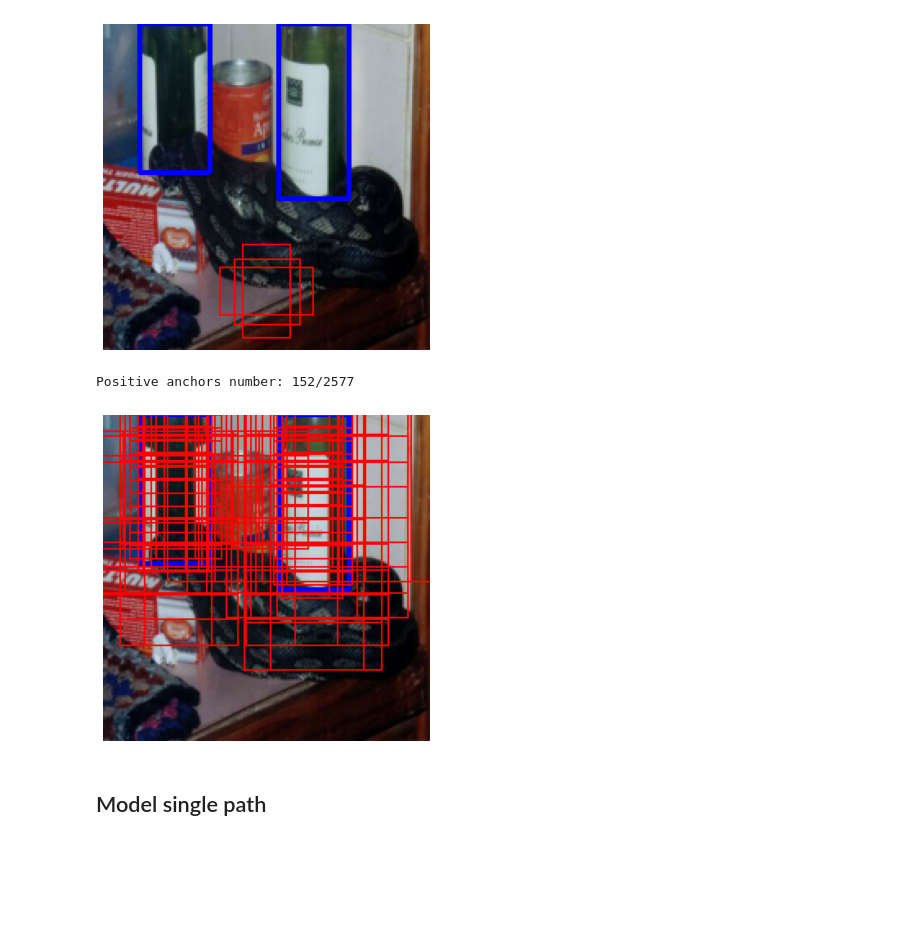
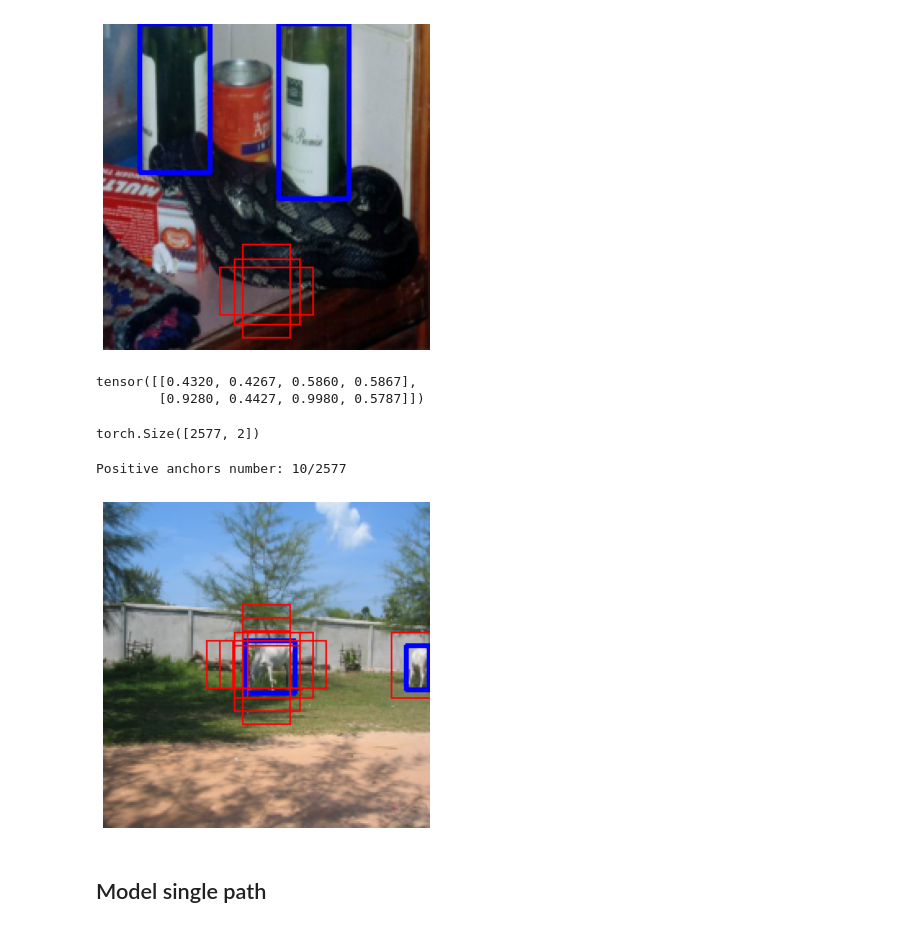
Before and after one commit to MIchaelKa/detection-tutorial, a Jupyter notebook: detection-tutorial.ipynb, the cells around one changed output. Drawn from its saved outputs; the diff is of its cells as text; code cells hidden in the pictures; blank space fills up the shorter version.

Commit message:
Fix cases when object has no positive anchor

```diff
--- a/detection-tutorial.ipynb
+++ b/detection-tutorial.ipynb
@@ -219,21 +181,66 @@ def get_positive_anchors(anchors, gt_boxes, threshold = 0.5):
+# %%
+from torchvision.ops import boxes as box_ops
+box_similarity = box_ops.box_iou
+# %%
+index = 4
+image, target = dataset[index]
+gt_boxes = target['boxes']
+
+anchors = generate_anchors(clip=True)
+# %%
+gt_boxes
+# %% [output]
+tensor([[0.4320, 0.4267, 0.5860, 0.5867],
+        [0.9280, 0.4427, 0.9980, 0.5787]])
+# %%
+threshold = 0.5
+# jaccard = find_jaccard_overlap(anchors, gt_boxes)
+jaccard = box_similarity(anchors, gt_boxes)
+print(jaccard.shape)
+# %% [output]
+torch.Size([2577, 2])
+# %%
+def get_positive_anchors(anchors, gt_boxes, threshold=0.3):
+    # anchors (N1, 4)
+    # gt_boxes (N2, 4)
+
+    jaccard = find_jaccard_overlap(anchors, gt_boxes) # (N1, N2)
+
+    max_iou_for_anchors, gt_boxes_id_for_anchors = jaccard.max(1) # (N1), (N1)
+
+    # fix cases when gt box has no anchor above threshold
+    n_objects = gt_boxes.shape[0]
+    _, anchor_id_for_object = jaccard.max(0) # (N2), (N2)
+    gt_boxes_id_for_anchors[anchor_id_for_object] = torch.LongTensor(range(n_objects))
+    max_iou_for_anchors[anchor_id_for_object] = 1
+
+    positive_anchors_mask = (max_iou_for_anchors > threshold) # (N1)
+    gt_boxes_id_for_positive_anchors = gt_boxes_id_for_anchors[positive_anchors_mask] # (n_pos_anchors)
+
+    gt_boxes_for_positive_anchors = gt_boxes[gt_boxes_id_for_positive_anchors]  # (n_pos_anchors, 4)
+    positive_anchors = anchors[positive_anchors_mask] # (n_pos_anchors, 4)
+    positive_iou = max_iou_for_anchors[positive_anchors_mask] # (n_pos_anchors, 1)
+
+    return positive_anchors, positive_iou, gt_boxes_for_positive_anchors
 # %%
-index = 5
+index = 4
 image, target = dataset[index]
 gt_boxes = target['boxes']
 
-anchors = generate_anchors(clip=False)
-top_n_anchors, top_n_iou = get_positive_anchors(anchors, gt_boxes, threshold = 0.3)
+anchors = generate_anchors(clip=True)
+
+top_n_anchors, top_n_iou, pos_gt_boxes = get_positive_anchors(anchors, gt_boxes, threshold=0.5)
 # top_n_anchors, top_n_iou = get_top_n_anchors(anchors, gt_boxes, top_n=10)
 
 print(f'Positive anchors number: {top_n_anchors.shape[0]}/{anchors.shape[0]}')
 # print(top_n_iou)
 
 plt.figure(figsize=(6,6))
 # show_image_and_bb(image, target['boxes'])
 show_predictions(image, gt_boxes, top_n_anchors, verbose=False)
 # %% [output]
-Positive anchors number: 152/2577
+Positive anchors number: 10/2577
-[figure, old version]
+[figure, new version]
 # %%
 # index = 5
 # show_image_from_dataset(dataset, index, top_n_anchors=10, verbose=True)
```
Also changed, not shown: parts of 8 cells of this notebook, 3 other files.
